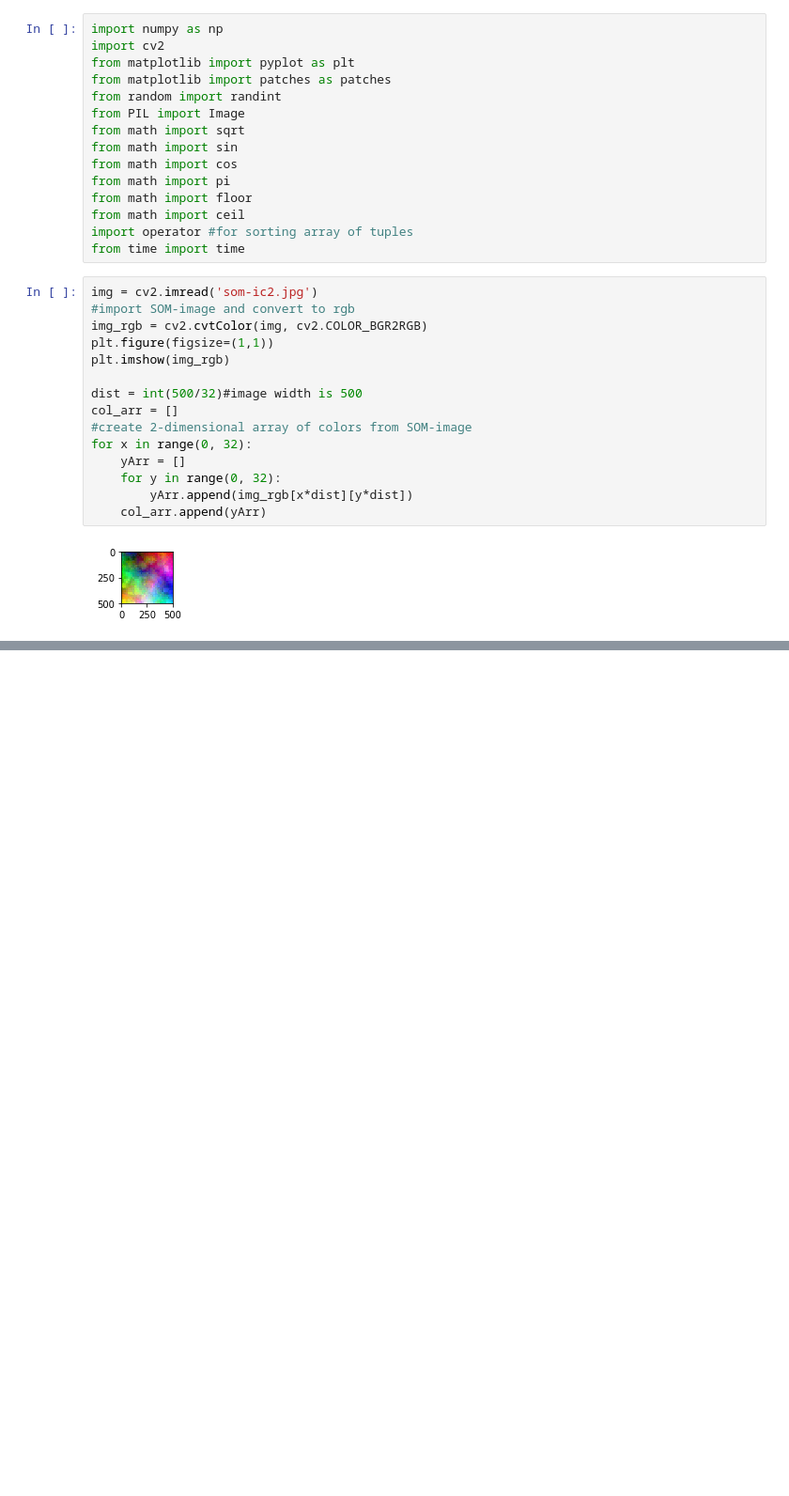
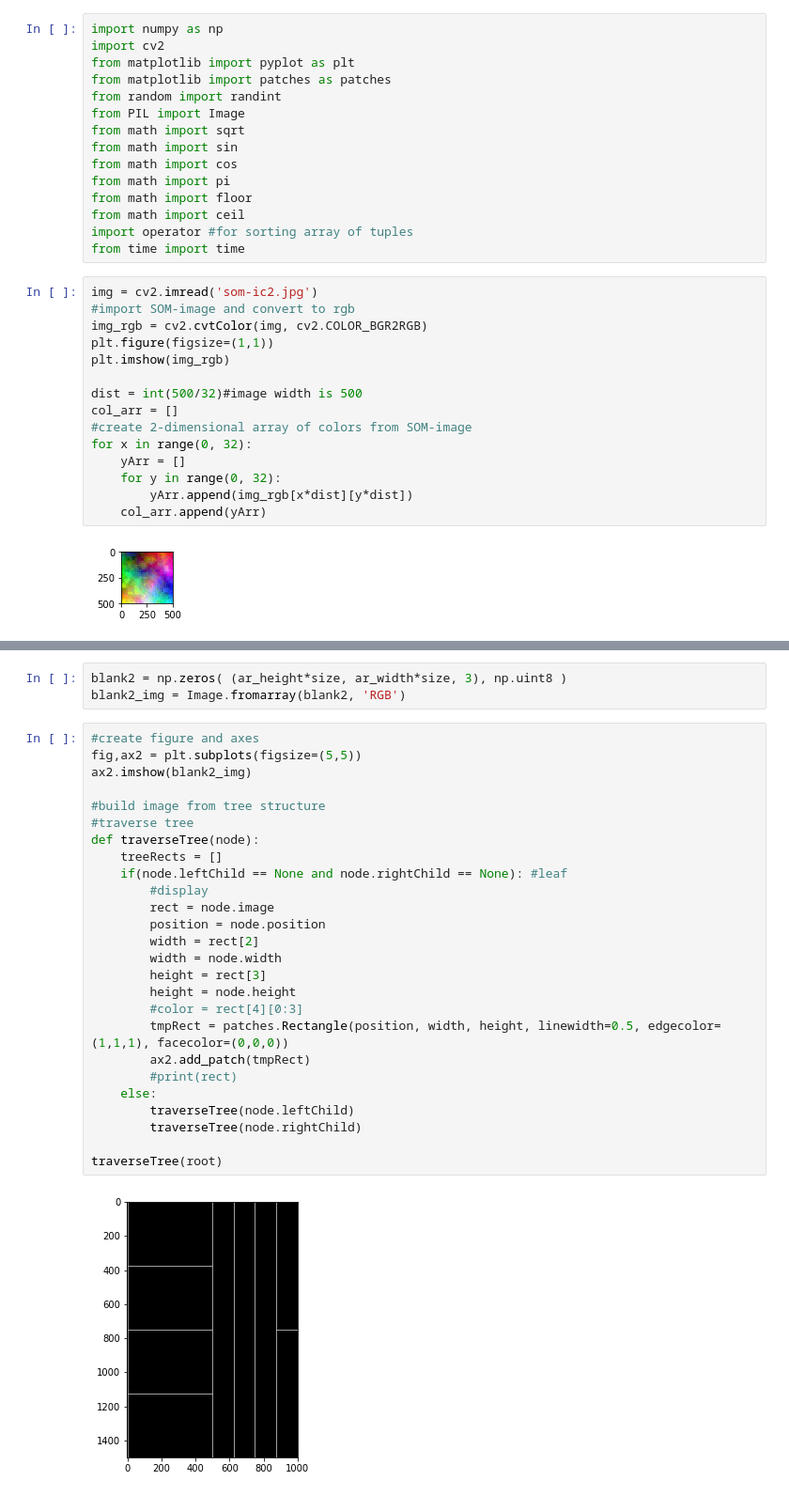
Before and after one commit to revialim/nmap.js, a Jupyter notebook: jupyter-notebooks/picwall2.ipynb, the cells around one changed output, grey strips where cells are left out. Shown: that part at 94% size. Drawn from its saved outputs; the diff is of its cells as text; blank space fills up the shorter version.

```diff
--- a/jupyter-notebooks/picwall2.ipynb
+++ b/jupyter-notebooks/picwall2.ipynb
@@ -173,0 +219,31 @@ plt.imshow(blank_img)
+# %%
+blank2 = np.zeros( (ar_height*size, ar_width*size, 3), np.uint8 )
+blank2_img = Image.fromarray(blank2, 'RGB')
+# %%
+#create figure and axes
+fig,ax2 = plt.subplots(figsize=(5,5))
+ax2.imshow(blank2_img)
+
+#build image from tree structure
+#traverse tree
+def traverseTree(node):
+    treeRects = []
+    if(node.leftChild == None and node.rightChild == None): #leaf
+        #display
+        rect = node.image
+        position = node.position
+        width = rect[2]
+        width = node.width
+        height = rect[3]
+        height = node.height
+        #color = rect[4][0:3]
+        tmpRect = patches.Rectangle(position, width, height, linewidth=0.5, edgecolor=(1,1,1), facecolor=(0,0,0))
+        ax2.add_patch(tmpRect)
+        #print(rect)
+    else:
+        traverseTree(node.leftChild)
+        traverseTree(node.rightChild)
+
+traverseTree(root)
+# %% [output]
+[figure, added]
```
Also changed, not shown: parts of 10 cells of this notebook, 7 other files.
